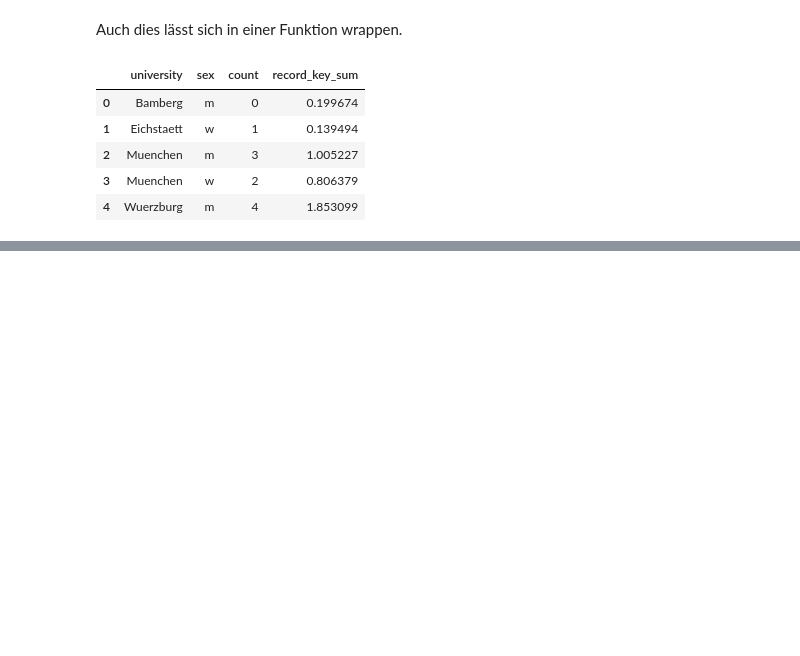
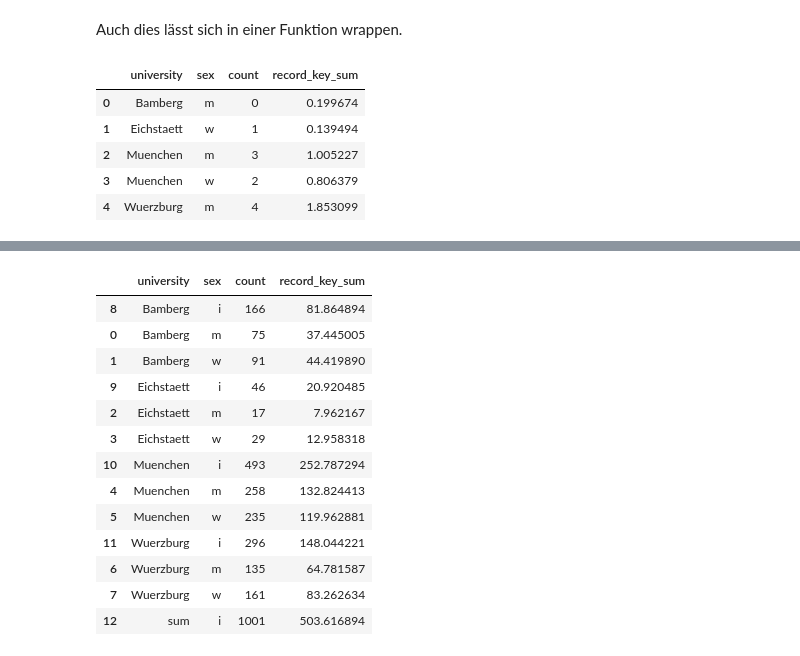
Before and after one commit to JoshuaSimon/Cell-Key-Method, a Jupyter notebook: src/ckm.ipynb, the cells around one changed output, grey strips where cells are left out. Saved outputs shown, nothing was run; the diff lists cells and outputs as text; code cells hidden in the pictures; blank space fills up the shorter version.

```diff
--- a/src/ckm.ipynb
+++ b/src/ckm.ipynb
@@ -48,12 +49,3 @@ data.head(n=10)
 | 9 | Muenchen | m | 0.046450 |
 # %% [markdown]
 ### 1.2 Daten tabellieren
-# %%
-def tabulate_data(data):
-    """
-    Generates the grouped frequency table with summed record keys.
-    """
-    grouped_data = data.groupby(["university", "sex"]).agg(["count", "sum"])
-    grouped_data.columns = ["count", "record_key_sum"]
-    grouped_data.reset_index(inplace=True)
-    return grouped_data
@@ -252,0 +276,27 @@ overlayed_data
+# %%
+# Generate a bigger sample.
+data = generate_data(1001, 42)
+table_data = tabulate_data(data)
+sum_table_data = table_data["count"].sum()
+
+# Add sum column to dataframe.
+df_col = pd.DataFrame({
+    "university": ["sum"],
+    "sex": ["i"],
+    "count": [table_data["count"].sum()],
+    "record_key_sum": [table_data["record_key_sum"].sum()]
+})
+table_data = table_data.append(df_col, ignore_index=True)
+
+# Apply CKM.
+overlayed_data = apply_ckm(
+    table_data, OVERLAY_MATRIX, CHANGE_VECTOR,
+    ["count"], ["record_key_sum"], seed=42, p=[0.45]
+)
+sum_overlayed_data = overlayed_data["count"][:-1].sum()
+
+# Print results.
+display(table_data)
+print(f"Summe der unveränderten Daten = {sum_table_data}.")
+display(overlayed_data)
+print(f"Summe der veränderten Daten = {sum_overlayed_data}.")
@@ -252,0 +326,18 @@ overlayed_data
+# %%
+table_data2 = tabulate_data(data, rollout=True)
+table_data2
+# %% [output]
+|  | university | sex | count | record_key_sum |
+| 8 | Bamberg | i | 166 | 81.864894 |
+| 0 | Bamberg | m | 75 | 37.445005 |
+| 1 | Bamberg | w | 91 | 44.419890 |
+| 9 | Eichstaett | i | 46 | 20.920485 |
+| 2 | Eichstaett | m | 17 | 7.962167 |
+| 3 | Eichstaett | w | 29 | 12.958318 |
+| 10 | Muenchen | i | 493 | 252.787294 |
+| 4 | Muenchen | m | 258 | 132.824413 |
+| 5 | Muenchen | w | 235 | 119.962881 |
+| 11 | Wuerzburg | i | 296 | 148.044221 |
+| 6 | Wuerzburg | m | 135 | 64.781587 |
+| 7 | Wuerzburg | w | 161 | 83.262634 |
+| 12 | sum | i | 1001 | 503.616894 |
```
Also changed, not shown: parts of 8 cells of this notebook, 1 other file.
